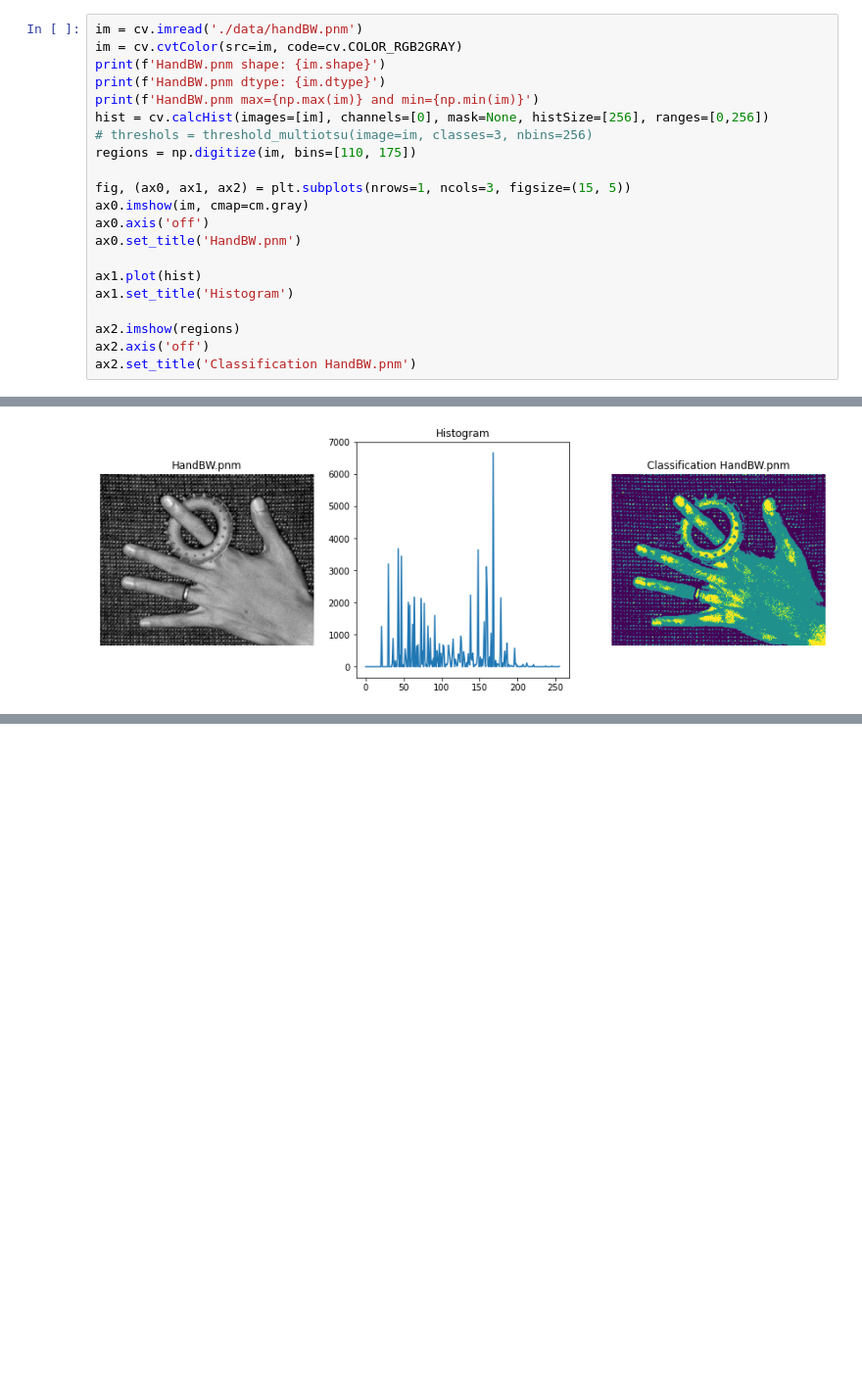
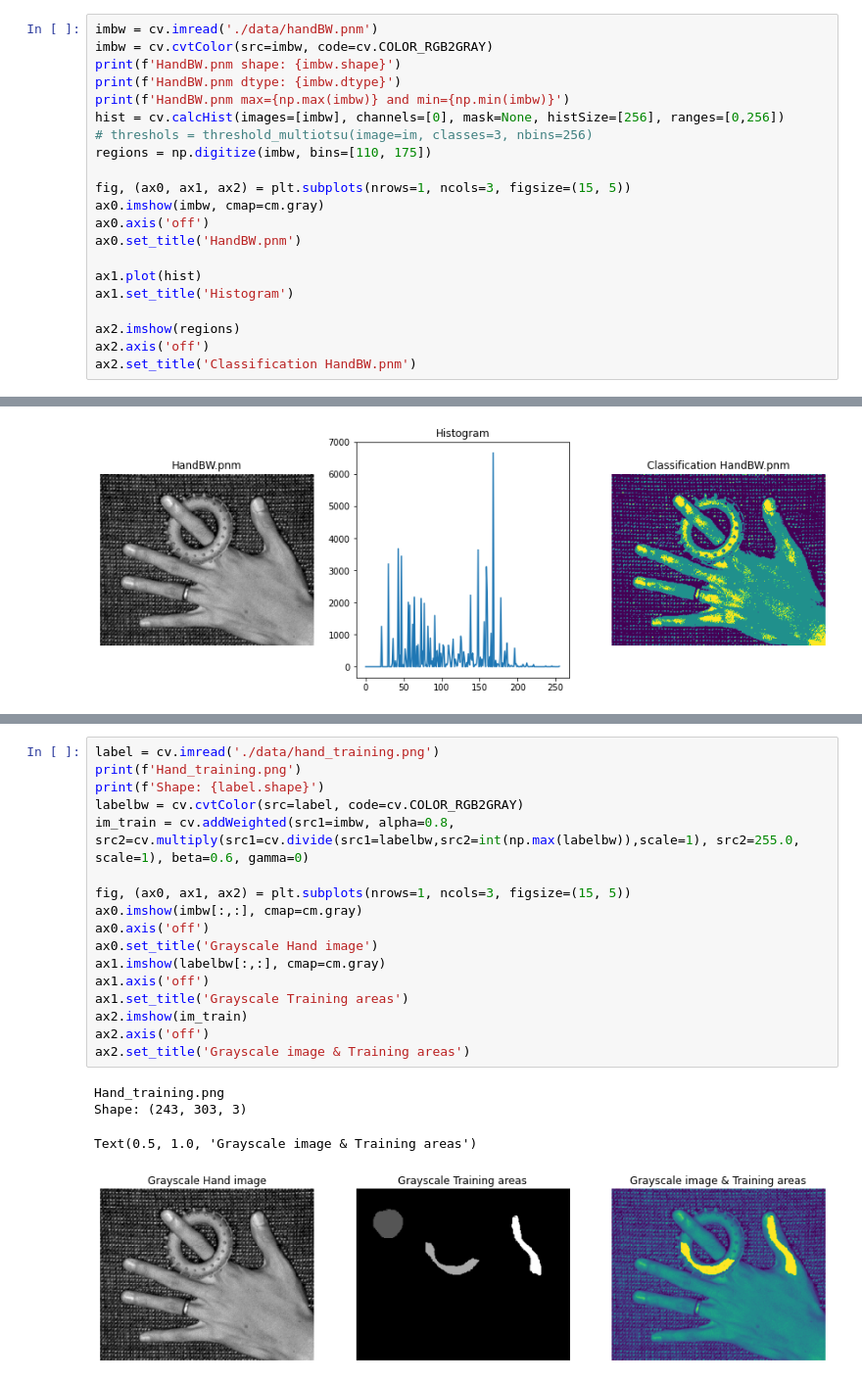
Before and after one commit to MarcelloVendruscolo/Image-Processing, a Jupyter notebook: exercise_4.ipynb, the cells around one changed output, grey strips where cells are left out. Shown at 98% size. Cells and saved outputs as stored; diff of their text form; blank space fills up the shorter version.

```diff
--- a/exercise_4.ipynb
+++ b/exercise_4.ipynb
@@ -35,17 +38,17 @@ Data shape: (2000, 2)
 <matplotlib.legend.Legend at 0x...>
 [figure]
 # %%
-im = cv.imread('./data/handBW.pnm')
-im = cv.cvtColor(src=im, code=cv.COLOR_RGB2GRAY)
-print(f'HandBW.pnm shape: {im.shape}')
-print(f'HandBW.pnm dtype: {im.dtype}')
-print(f'HandBW.pnm max={np.max(im)} and min={np.min(im)}')
-hist = cv.calcHist(images=[im], channels=[0], mask=None, histSize=[256], ranges=[0,256])
+imbw = cv.imread('./data/handBW.pnm')
+imbw = cv.cvtColor(src=imbw, code=cv.COLOR_RGB2GRAY)
+print(f'HandBW.pnm shape: {imbw.shape}')
+print(f'HandBW.pnm dtype: {imbw.dtype}')
+print(f'HandBW.pnm max={np.max(imbw)} and min={np.min(imbw)}')
+hist = cv.calcHist(images=[imbw], channels=[0], mask=None, histSize=[256], ranges=[0,256])
 # threshols = threshold_multiotsu(image=im, classes=3, nbins=256)
-regions = np.digitize(im, bins=[110, 175])
+regions = np.digitize(imbw, bins=[110, 175])
 
 fig, (ax0, ax1, ax2) = plt.subplots(nrows=1, ncols=3, figsize=(15, 5))
-ax0.imshow(im, cmap=cm.gray)
+ax0.imshow(imbw, cmap=cm.gray)
 ax0.axis('off')
 ax0.set_title('HandBW.pnm')
 
@@ -63,0 +101,22 @@ Text(0.5, 1.0, 'Classification HandBW.pnm')
+# %%
+label = cv.imread('./data/hand_training.png')
+print(f'Hand_training.png')
+print(f'Shape: {label.shape}')
+labelbw = cv.cvtColor(src=label, code=cv.COLOR_RGB2GRAY)
+im_train = cv.addWeighted(src1=imbw, alpha=0.8, src2=cv.multiply(src1=cv.divide(src1=labelbw,src2=int(np.max(labelbw)),scale=1), src2=255.0, scale=1), beta=0.6, gamma=0)
+
+fig, (ax0, ax1, ax2) = plt.subplots(nrows=1, ncols=3, figsize=(15, 5))
+ax0.imshow(imbw[:,:], cmap=cm.gray)
+ax0.axis('off')
+ax0.set_title('Grayscale Hand image')
+ax1.imshow(labelbw[:,:], cmap=cm.gray)
+ax1.axis('off')
+ax1.set_title('Grayscale Training areas')
+ax2.imshow(im_train)
+ax2.axis('off')
+ax2.set_title('Grayscale image & Training areas')
+# %% [output]
+Hand_training.png
+Shape: (243, 303, 3)
+Text(0.5, 1.0, 'Grayscale image & Training areas')
+[figure, added]
```
Also changed, not shown: parts of 10 cells of this notebook.
